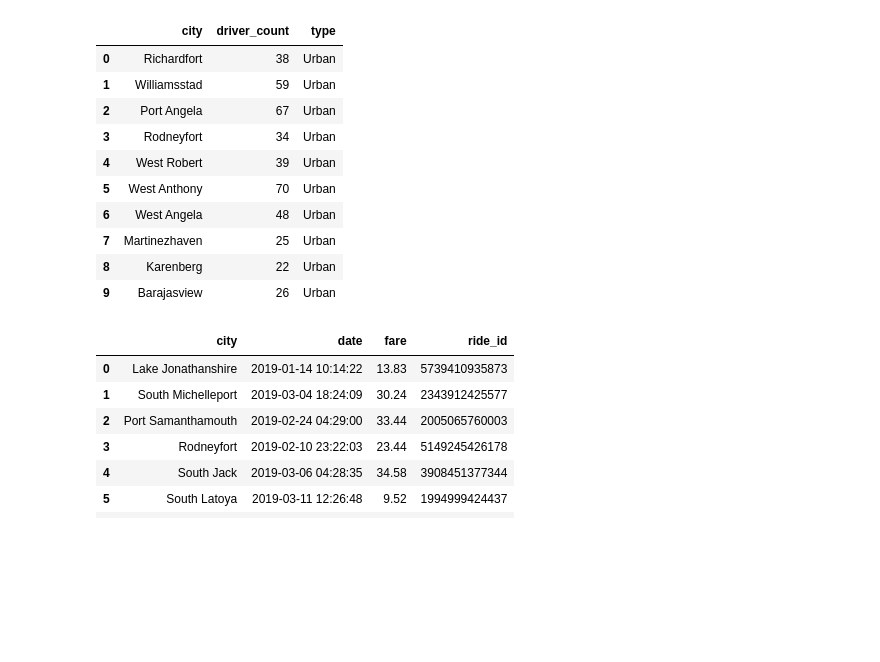
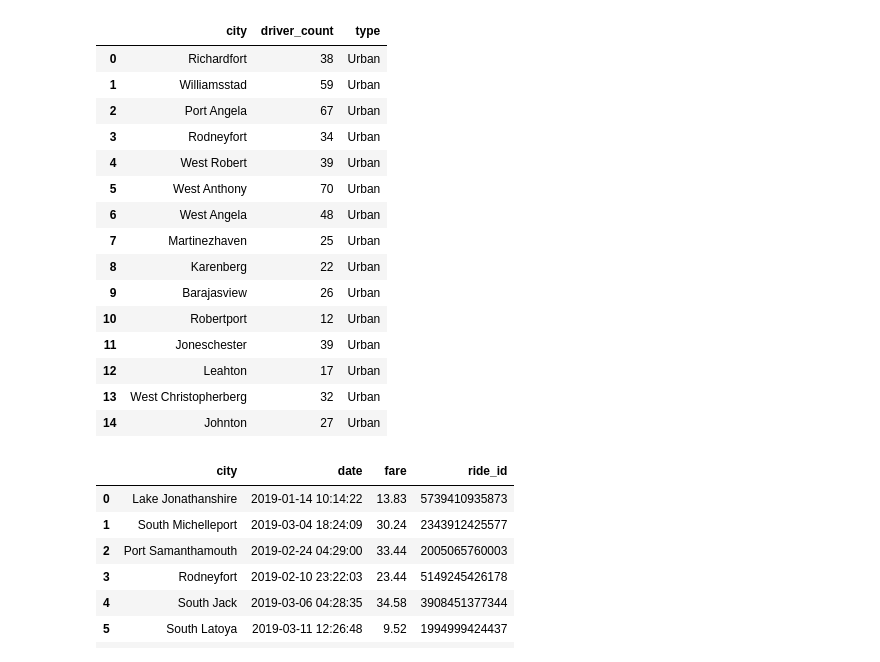
Before and after one commit to alonzodority1/PyBer_Analysis, a Jupyter notebook: PyBer.ipynb, the cells around one changed output. Drawn from its saved outputs; the diff is of its cells as text; code cells hidden in the pictures; blank space fills up the shorter version.

```diff
--- a/PyBer.ipynb
+++ b/PyBer.ipynb
@@ -11,19 +11,24 @@ ride_data_to_load = "Resources/ride_data.csv"
 # %%
 # Read the city data file and store it in a pandas DataFrame.
 city_data_df = pd.read_csv(city_data_to_load)
-city_data_df.head(10)
+city_data_df.head(15)
 # %% [output]
 |  | city | driver_count | type |
 | 0 | Richardfort | 38 | Urban |
 | 1 | Williamsstad | 59 | Urban |
 | 2 | Port Angela | 67 | Urban |
 | 3 | Rodneyfort | 34 | Urban |
 | 4 | West Robert | 39 | Urban |
 | 5 | West Anthony | 70 | Urban |
 | 6 | West Angela | 48 | Urban |
 | 7 | Martinezhaven | 25 | Urban |
 | 8 | Karenberg | 22 | Urban |
 | 9 | Barajasview | 26 | Urban |
+| 10 | Robertport | 12 | Urban |
+| 11 | Joneschester | 39 | Urban |
+| 12 | Leahton | 17 | Urban |
+| 13 | West Christopherberg | 32 | Urban |
+| 14 | Johnton | 27 | Urban |
 # %%
 # Read the ride data file and store it in a pandas DataFrame.
 ride_data_df = pd.read_csv(ride_data_to_load)
```
Also changed, not shown: parts of 18 cells of this notebook, 1 other file.
